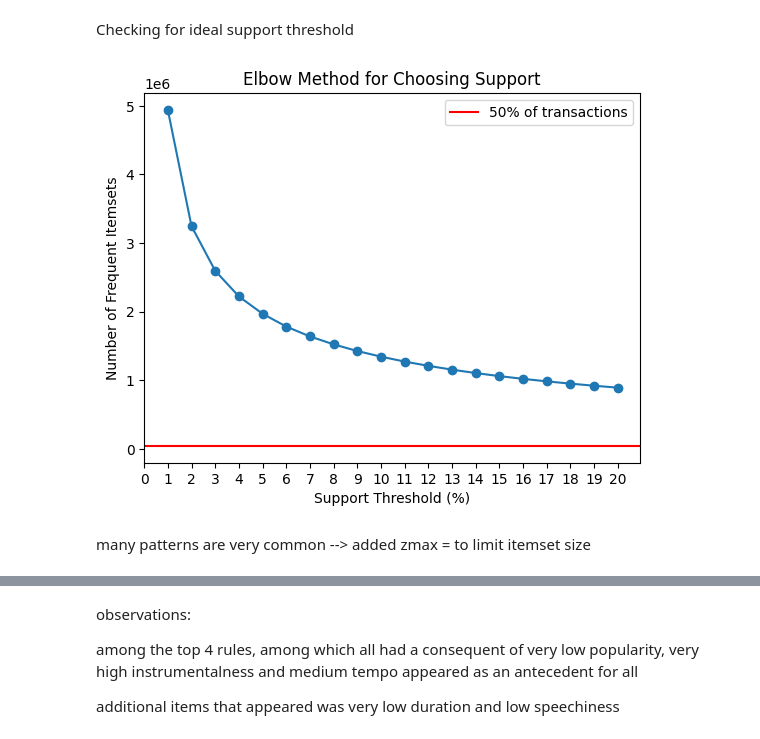
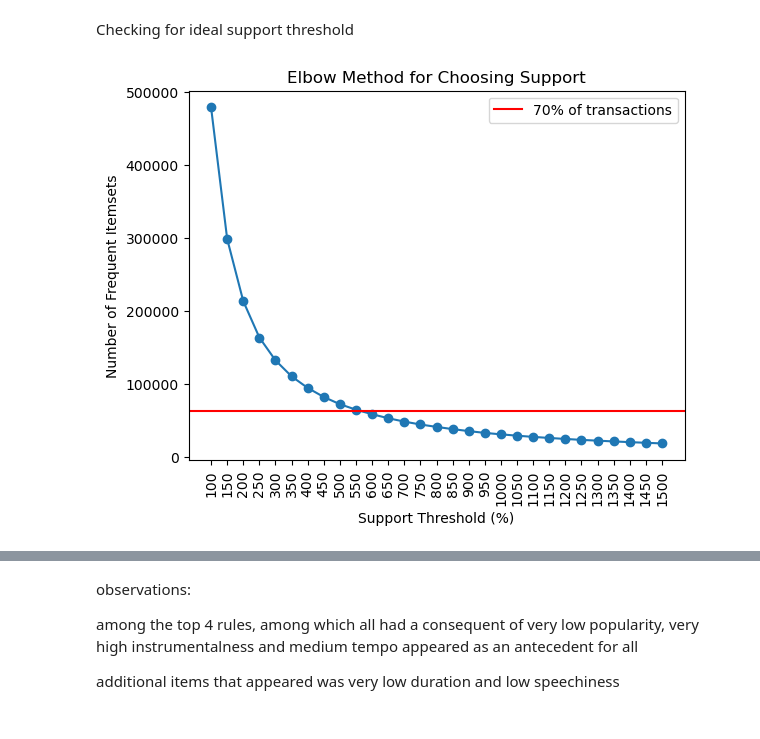
Before and after one commit to KyleCarlo/AssocRuleLearning, a Jupyter notebook: notebook.ipynb, the cells around one changed output, grey strips where cells are left out. Drawn from its saved outputs; the diff is of its cells as text; code cells hidden in the pictures.

```diff
--- a/notebook.ipynb
+++ b/notebook.ipynb
@@ -738,3 +723,6 @@ df_flt_encoded
 | 89738 | 4BsasVXlffiJ69bRrJXWZO | True | False | False | True | ... |
 | 89739 | 4zKQYMQrd6QuyzoOCZmf6C | True | False | False | True | ... |
 89740 rows × 42 columns
+# %%
+df_flt_encoded = pd.concat([df_flt_encoded, pd.get_dummies(df['track_genre'])], axis=1)
+df_flt_encoded
@@ -802,22 +799,20 @@ Checking for ideal support threshold
 # %%
 del(range)
 # %%
-supports = range(1, 21)  # Test supports from 1% to 20%
+supports = range(100, 1501, 50)  # Test supports from 1% to 20%
 num_itemsets = []
 
 for supp in supports:
     rules = get_fim(supp*-1, transactions)
     num_itemsets.append(len(rules))
 
 plt.plot(supports, num_itemsets, marker='o')
-plt.axhline(y = len(df_merged)*0.5, color = 'r', label = '50% of transactions')
-plt.xticks([x for x in range(21)])
+plt.axhline(y = len(df_merged)*0.7, color = 'r', label = '70% of transactions')
+plt.xticks([x for x in range(100, 1501, 50)], rotation=90)
 plt.xlabel("Support Threshold (%)")
 plt.ylabel("Number of Frequent Itemsets")
 plt.title("Elbow Method for Choosing Support")
 plt.legend()
 plt.show()
 # %% [output]
-[figure, old version]
+[figure, new version]
-# %% [markdown]
-many patterns are very common --> added zmax = to limit itemset size
```
Also changed, not shown: parts of 32 cells of this notebook.
